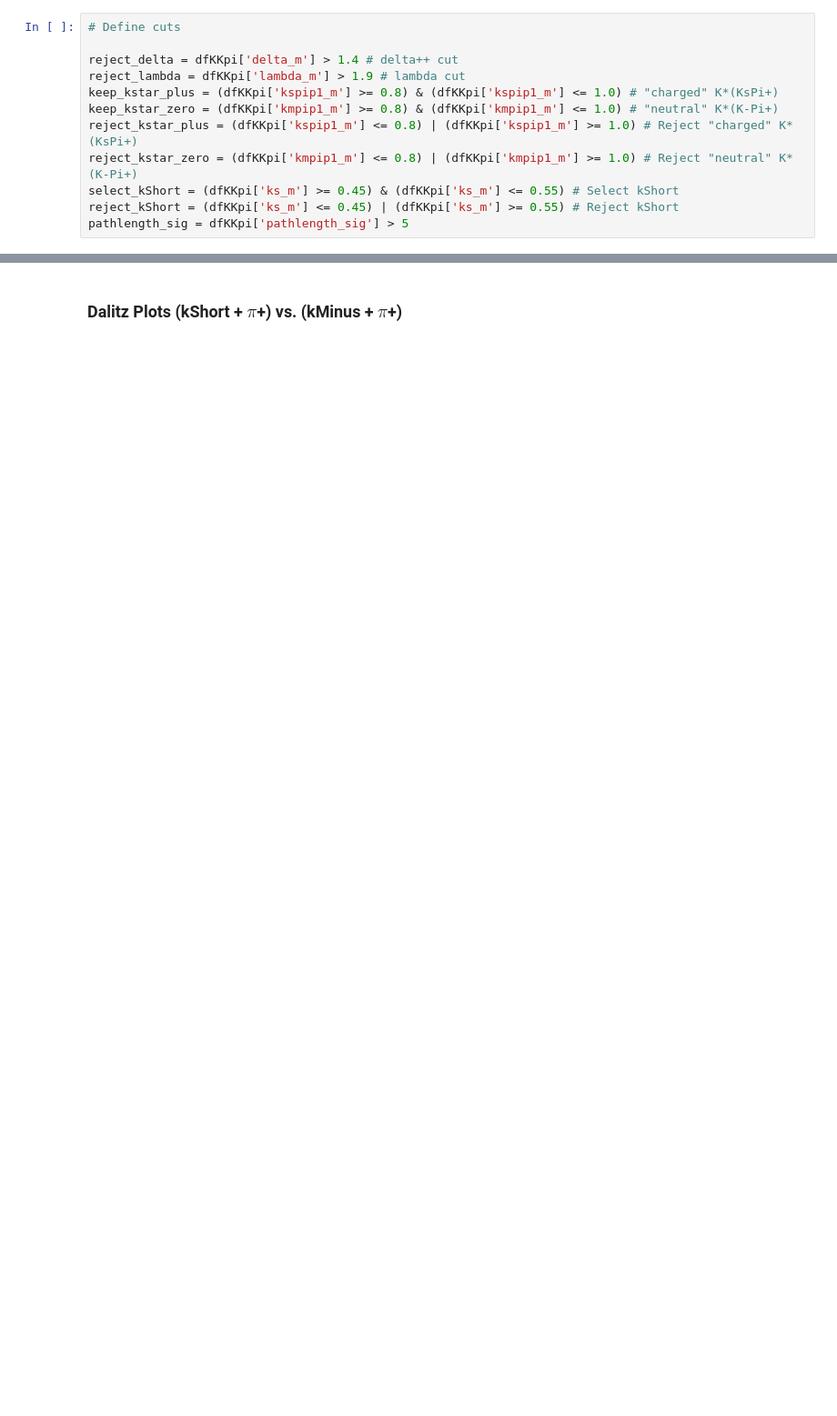
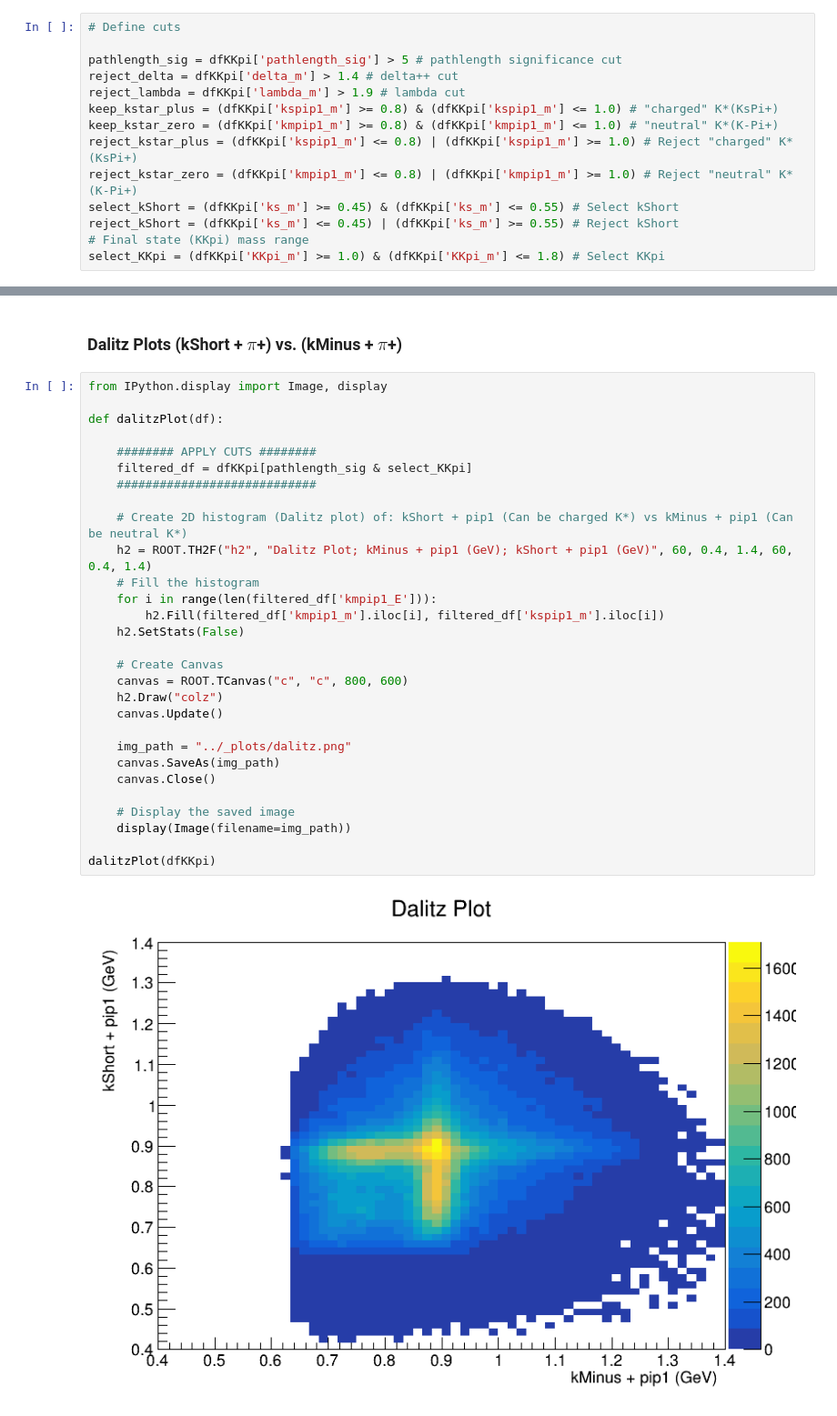
Before and after one commit to dancbart/gluex, a Jupyter notebook: analysis/KKpi_flat_bx2_analysis.ipynb, the cells around one changed output, grey strips where cells are left out. Shown at 91% size. Drawn from its saved outputs; the diff is of its cells as text; blank space fills up the shorter version.

```diff
--- a/analysis/KKpi_flat_bx2_analysis.ipynb
+++ b/analysis/KKpi_flat_bx2_analysis.ipynb
@@ -99,6 +99,7 @@ dfKKpi = createDataFrame("KKpi_flat_bestX2_2017.root", "pipkmks__B4_M16;1")
 # %%
 # Define cuts
 
+pathlength_sig = dfKKpi['pathlength_sig'] > 5 # pathlength significance cut
 reject_delta = dfKKpi['delta_m'] > 1.4 # delta++ cut
 reject_lambda = dfKKpi['lambda_m'] > 1.9 # lambda cut
 keep_kstar_plus = (dfKKpi['kspip1_m'] >= 0.8) & (dfKKpi['kspip1_m'] <= 1.0) # "charged" K*(KsPi+)
@@ -107,7 +108,8 @@ reject_kstar_plus = (dfKKpi['kspip1_m'] <= 0.8) | (dfKKpi['kspip1_m'] >= 1.0) #
 reject_kstar_zero = (dfKKpi['kmpip1_m'] <= 0.8) | (dfKKpi['kmpip1_m'] >= 1.0) # Reject "neutral" K*(K-Pi+)
 select_kShort = (dfKKpi['ks_m'] >= 0.45) & (dfKKpi['ks_m'] <= 0.55) # Select kShort
 reject_kShort = (dfKKpi['ks_m'] <= 0.45) | (dfKKpi['ks_m'] >= 0.55) # Reject kShort
-pathlength_sig = dfKKpi['pathlength_sig'] > 5
+# Final state (KKpi) mass range
+select_KKpi = (dfKKpi['KKpi_m'] >= 1.0) & (dfKKpi['KKpi_m'] <= 1.8) # Select KKpi
 # %% [markdown]
 ### kShort histogram
 # %%
@@ -144,2 +175,33 @@ Info in <TCanvas::Print>: png file ../_plots/plot.png has been created
 # %% [markdown]
 ### Dalitz Plots (kShort + $\pi$+) vs. (kMinus + $\pi$+)
+# %%
+from IPython.display import Image, display
+
+def dalitzPlot(df):
+
+    ######## APPLY CUTS ########
+    filtered_df = dfKKpi[pathlength_sig & select_KKpi]
+    ############################
+
+    # Create 2D histogram (Dalitz plot) of: kShort + pip1 (Can be charged K*) vs kMinus + pip1 (Can be neutral K*)
+    h2 = ROOT.TH2F("h2", "Dalitz Plot; kMinus + pip1 (GeV); kShort + pip1 (GeV)", 60, 0.4, 1.4, 60, 0.4, 1.4)
+    # Fill the histogram
+    for i in range(len(filtered_df['kmpip1_E'])):
+        h2.Fill(filtered_df['kmpip1_m'].iloc[i], filtered_df['kspip1_m'].iloc[i])
+    h2.SetStats(False)
+
+    # Create Canvas
+    canvas = ROOT.TCanvas("c", "c", 800, 600)
+    h2.Draw("colz")
+    canvas.Update()
+
+    img_path = "../_plots/dalitz.png"
+    canvas.SaveAs(img_path)
+    canvas.Close()
+
+    # Display the saved image
+    display(Image(filename=img_path))
+
+dalitzPlot(dfKKpi)
+# %% [output]
+[figure, added]
```
Also changed, not shown: parts of 7 cells of this notebook.
